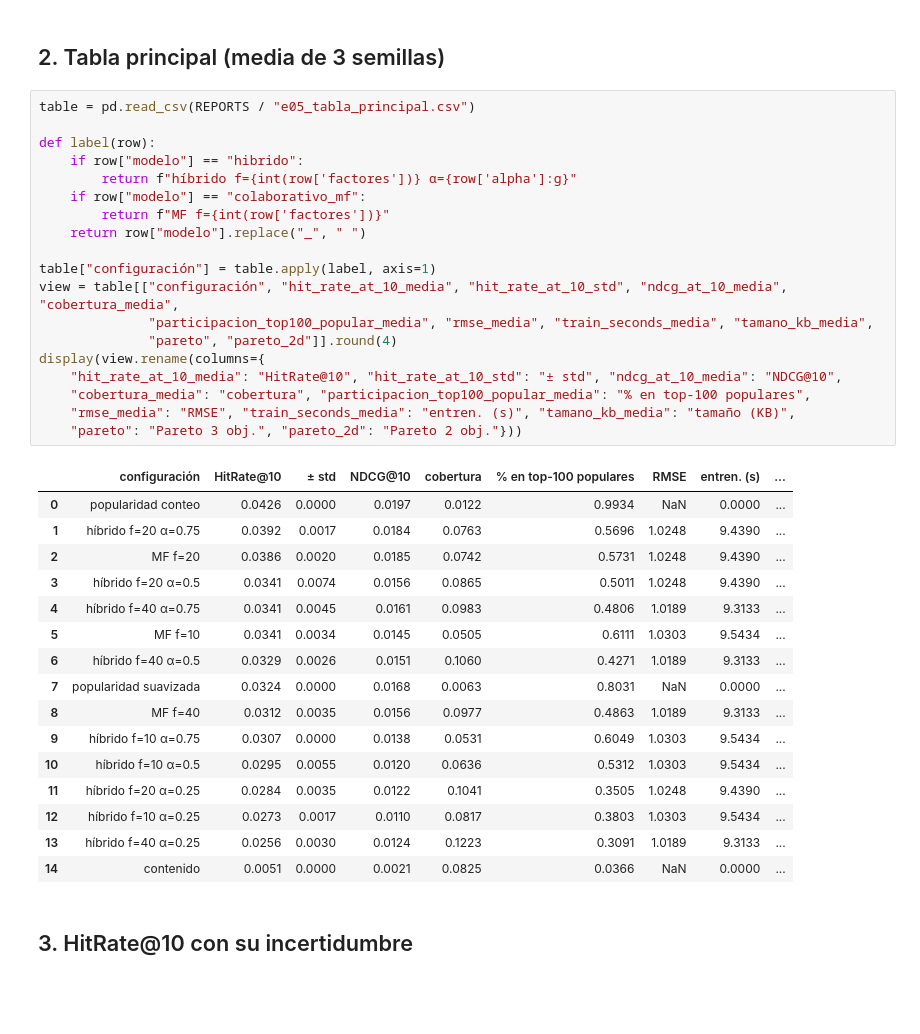
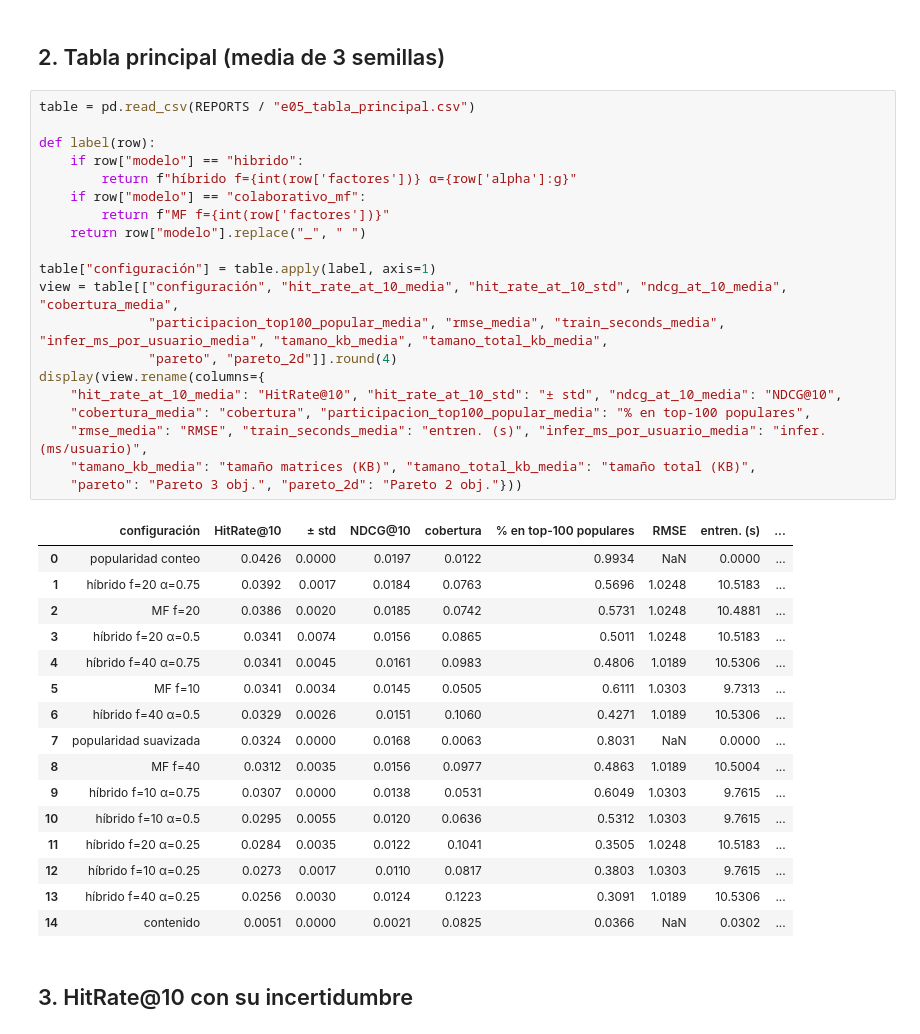
Before and after one commit to licjjoaquin-source/INF8239-U03-recomendador, a Jupyter notebook: notebooks/E05_resultados.ipynb, the cells around one changed output. Cells and saved outputs as stored; diff of their text form; blank space fills up the shorter version.

```diff
--- a/notebooks/E05_resultados.ipynb
+++ b/notebooks/E05_resultados.ipynb
@@ -63,39 +63,40 @@ Duración total del experimento: 90 s
 # %%
 table = pd.read_csv(REPORTS / "e05_tabla_principal.csv")
 
 def label(row):
     if row["modelo"] == "hibrido":
         return f"híbrido f={int(row['factores'])} α={row['alpha']:g}"
     if row["modelo"] == "colaborativo_mf":
         return f"MF f={int(row['factores'])}"
     return row["modelo"].replace("_", " ")
 
 table["configuración"] = table.apply(label, axis=1)
 view = table[["configuración", "hit_rate_at_10_media", "hit_rate_at_10_std", "ndcg_at_10_media", "cobertura_media",
-              "participacion_top100_popular_media", "rmse_media", "train_seconds_media", "tamano_kb_media",
+              "participacion_top100_popular_media", "rmse_media", "train_seconds_media", "infer_ms_por_usuario_media", "tamano_kb_media", "tamano_total_kb_media",
               "pareto", "pareto_2d"]].round(4)
 display(view.rename(columns={
     "hit_rate_at_10_media": "HitRate@10", "hit_rate_at_10_std": "± std", "ndcg_at_10_media": "NDCG@10",
     "cobertura_media": "cobertura", "participacion_top100_popular_media": "% en top-100 populares",
-    "rmse_media": "RMSE", "train_seconds_media": "entren. (s)", "tamano_kb_media": "tamaño (KB)",
+    "rmse_media": "RMSE", "train_seconds_media": "entren. (s)", "infer_ms_por_usuario_media": "infer. (ms/usuario)",
+    "tamano_kb_media": "tamaño matrices (KB)", "tamano_total_kb_media": "tamaño total (KB)",
     "pareto": "Pareto 3 obj.", "pareto_2d": "Pareto 2 obj."}))
 # %% [output]
 |  | configuración | HitRate@10 | ± std | NDCG@10 | cobertura | % en top-100 populares | RMSE | entren. (s) | ... |
 | 0 | popularidad conteo | 0.0426 | 0.0000 | 0.0197 | 0.0122 | 0.9934 | NaN | 0.0000 | ... |
-| 1 | híbrido f=20 α=0.75 | 0.0392 | 0.0017 | 0.0184 | 0.0763 | 0.5696 | 1.0248 | 9.4390 | ... |
-| 2 | MF f=20 | 0.0386 | 0.0020 | 0.0185 | 0.0742 | 0.5731 | 1.0248 | 9.4390 | ... |
-| 3 | híbrido f=20 α=0.5 | 0.0341 | 0.0074 | 0.0156 | 0.0865 | 0.5011 | 1.0248 | 9.4390 | ... |
-| 4 | híbrido f=40 α=0.75 | 0.0341 | 0.0045 | 0.0161 | 0.0983 | 0.4806 | 1.0189 | 9.3133 | ... |
-| 5 | MF f=10 | 0.0341 | 0.0034 | 0.0145 | 0.0505 | 0.6111 | 1.0303 | 9.5434 | ... |
-| 6 | híbrido f=40 α=0.5 | 0.0329 | 0.0026 | 0.0151 | 0.1060 | 0.4271 | 1.0189 | 9.3133 | ... |
+| 1 | híbrido f=20 α=0.75 | 0.0392 | 0.0017 | 0.0184 | 0.0763 | 0.5696 | 1.0248 | 10.5183 | ... |
+| 2 | MF f=20 | 0.0386 | 0.0020 | 0.0185 | 0.0742 | 0.5731 | 1.0248 | 10.4881 | ... |
+| 3 | híbrido f=20 α=0.5 | 0.0341 | 0.0074 | 0.0156 | 0.0865 | 0.5011 | 1.0248 | 10.5183 | ... |
+| 4 | híbrido f=40 α=0.75 | 0.0341 | 0.0045 | 0.0161 | 0.0983 | 0.4806 | 1.0189 | 10.5306 | ... |
+| 5 | MF f=10 | 0.0341 | 0.0034 | 0.0145 | 0.0505 | 0.6111 | 1.0303 | 9.7313 | ... |
+| 6 | híbrido f=40 α=0.5 | 0.0329 | 0.0026 | 0.0151 | 0.1060 | 0.4271 | 1.0189 | 10.5306 | ... |
 | 7 | popularidad suavizada | 0.0324 | 0.0000 | 0.0168 | 0.0063 | 0.8031 | NaN | 0.0000 | ... |
-| 8 | MF f=40 | 0.0312 | 0.0035 | 0.0156 | 0.0977 | 0.4863 | 1.0189 | 9.3133 | ... |
-| 9 | híbrido f=10 α=0.75 | 0.0307 | 0.0000 | 0.0138 | 0.0531 | 0.6049 | 1.0303 | 9.5434 | ... |
-| 10 | híbrido f=10 α=0.5 | 0.0295 | 0.0055 | 0.0120 | 0.0636 | 0.5312 | 1.0303 | 9.5434 | ... |
-| 11 | híbrido f=20 α=0.25 | 0.0284 | 0.0035 | 0.0122 | 0.1041 | 0.3505 | 1.0248 | 9.4390 | ... |
-| 12 | híbrido f=10 α=0.25 | 0.0273 | 0.0017 | 0.0110 | 0.0817 | 0.3803 | 1.0303 | 9.5434 | ... |
-| 13 | híbrido f=40 α=0.25 | 0.0256 | 0.0030 | 0.0124 | 0.1223 | 0.3091 | 1.0189 | 9.3133 | ... |
-| 14 | contenido | 0.0051 | 0.0000 | 0.0021 | 0.0825 | 0.0366 | NaN | 0.0000 | ... |
+| 8 | MF f=40 | 0.0312 | 0.0035 | 0.0156 | 0.0977 | 0.4863 | 1.0189 | 10.5004 | ... |
+| 9 | híbrido f=10 α=0.75 | 0.0307 | 0.0000 | 0.0138 | 0.0531 | 0.6049 | 1.0303 | 9.7615 | ... |
+| 10 | híbrido f=10 α=0.5 | 0.0295 | 0.0055 | 0.0120 | 0.0636 | 0.5312 | 1.0303 | 9.7615 | ... |
+| 11 | híbrido f=20 α=0.25 | 0.0284 | 0.0035 | 0.0122 | 0.1041 | 0.3505 | 1.0248 | 10.5183 | ... |
+| 12 | híbrido f=10 α=0.25 | 0.0273 | 0.0017 | 0.0110 | 0.0817 | 0.3803 | 1.0303 | 9.7615 | ... |
+| 13 | híbrido f=40 α=0.25 | 0.0256 | 0.0030 | 0.0124 | 0.1223 | 0.3091 | 1.0189 | 10.5306 | ... |
+| 14 | contenido | 0.0051 | 0.0000 | 0.0021 | 0.0825 | 0.0366 | NaN | 0.0302 | ... |
 # %% [markdown]
 ## 3. HitRate@10 con su incertidumbre
 # %%
```
Also changed, not shown: parts of 5 cells of this notebook, 10 other files.
